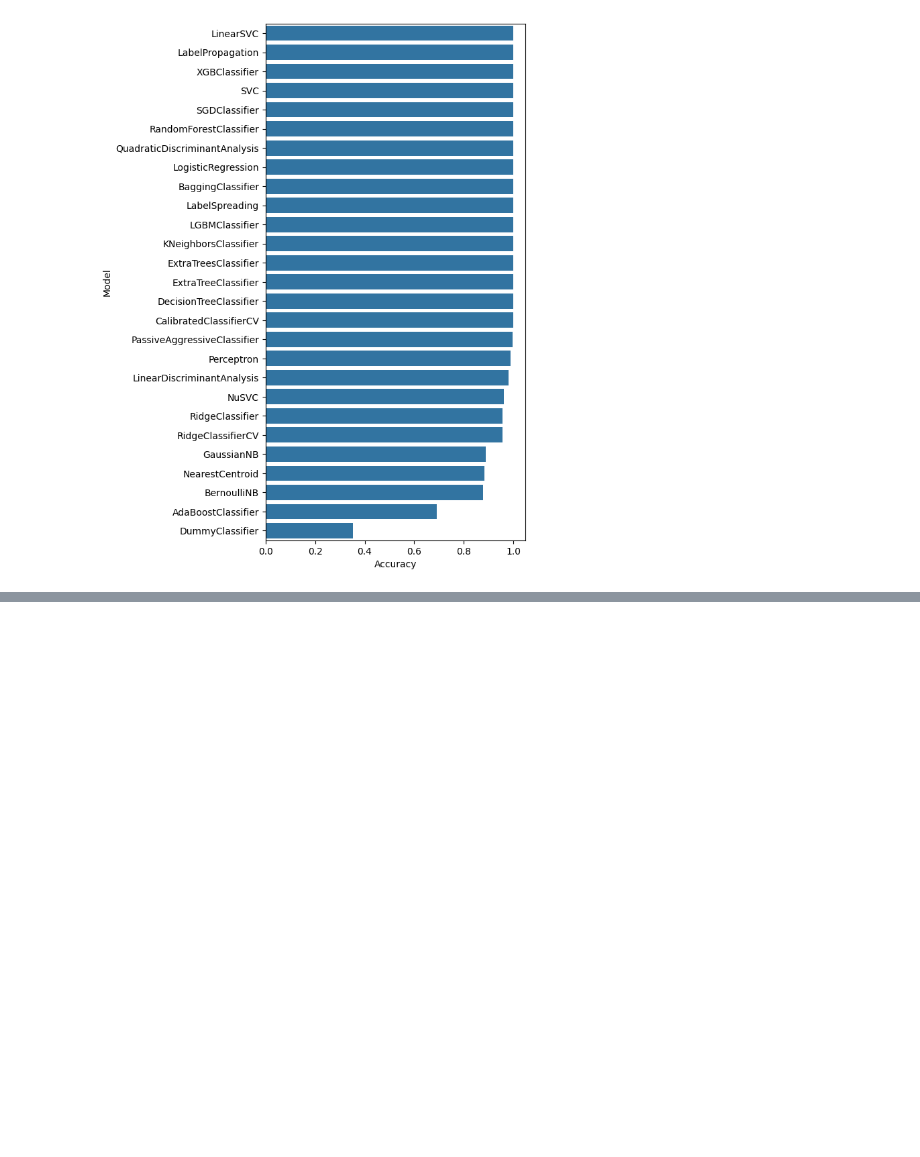
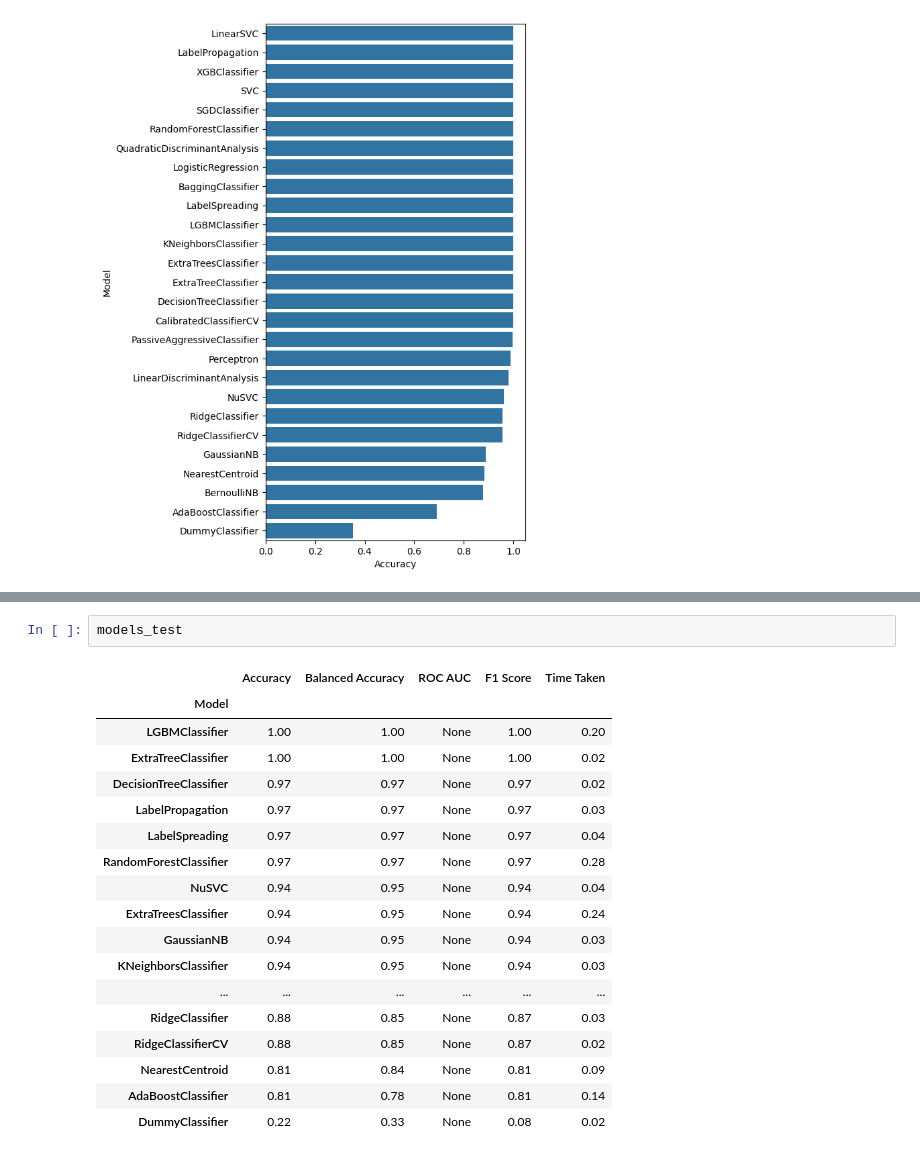
Before and after one commit to mazenbuk/intern, a Jupyter notebook: model.ipynb, the cells around one changed output, grey strips where cells are left out. Cells and saved outputs as stored; diff of their text form; blank space fills up the shorter version.

```diff
--- a/model.ipynb
+++ b/model.ipynb
@@ -168,0 +273,21 @@ ax = sns.barplot(y=models_train.index, x='Accuracy', data=models_train)
+# %%
+models_test
+# %% [output]
+|  | Accuracy | Balanced Accuracy | ROC AUC | F1 Score | Time Taken |
+| Model |  |  |  |  |  |
+| LGBMClassifier | 1.00 | 1.00 | None | 1.00 | 0.20 |
+| ExtraTreeClassifier | 1.00 | 1.00 | None | 1.00 | 0.02 |
+| DecisionTreeClassifier | 0.97 | 0.97 | None | 0.97 | 0.02 |
+| LabelPropagation | 0.97 | 0.97 | None | 0.97 | 0.03 |
+| LabelSpreading | 0.97 | 0.97 | None | 0.97 | 0.04 |
+| RandomForestClassifier | 0.97 | 0.97 | None | 0.97 | 0.28 |
+| NuSVC | 0.94 | 0.95 | None | 0.94 | 0.04 |
+| ExtraTreesClassifier | 0.94 | 0.95 | None | 0.94 | 0.24 |
+| GaussianNB | 0.94 | 0.95 | None | 0.94 | 0.03 |
+| KNeighborsClassifier | 0.94 | 0.95 | None | 0.94 | 0.03 |
+| ... | ... | ... | ... | ... | ... |
+| RidgeClassifier | 0.88 | 0.85 | None | 0.87 | 0.03 |
+| RidgeClassifierCV | 0.88 | 0.85 | None | 0.87 | 0.02 |
+| NearestCentroid | 0.81 | 0.84 | None | 0.81 | 0.09 |
+| AdaBoostClassifier | 0.81 | 0.78 | None | 0.81 | 0.14 |
+| DummyClassifier | 0.22 | 0.33 | None | 0.08 | 0.02 |
```
Also changed, not shown: parts of 55 cells of this notebook.
